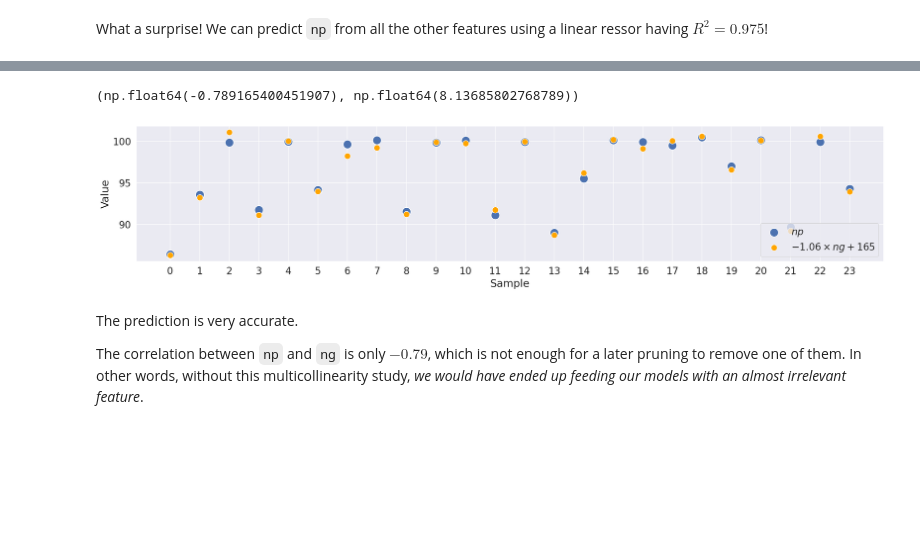
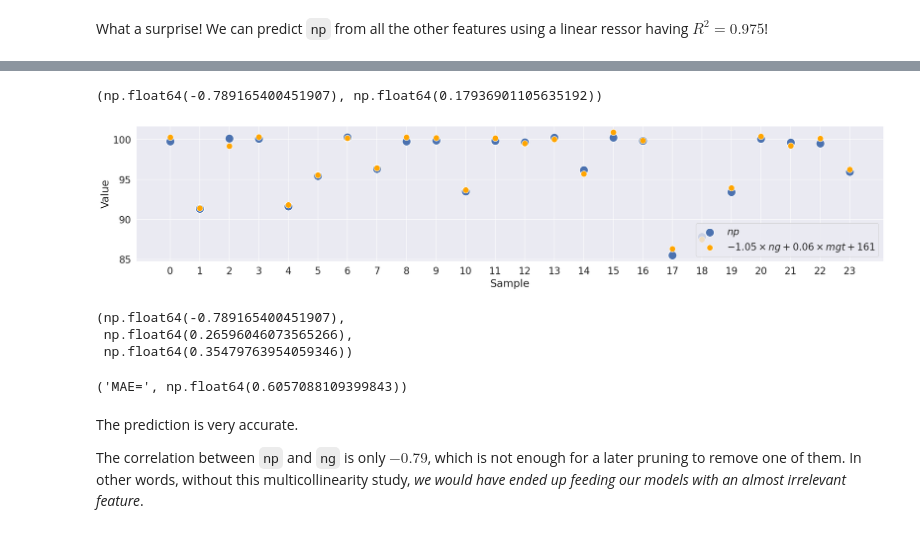
Before and after one commit to MrPio/PHM_North_America_2024_Challenge, a Jupyter notebook: 1-data_preprocessing/1.2-Multicollinearity_Study_With_VIF.ipynb, the cells around one changed output, grey strips where cells are left out. Saved outputs shown, nothing was run; the diff lists cells and outputs as text; code cells hidden in the pictures; blank space fills up the shorter version.

```diff
--- a/1-data_preprocessing/1.2-Multicollinearity_Study_With_VIF.ipynb
+++ b/1-data_preprocessing/1.2-Multicollinearity_Study_With_VIF.ipynb
@@ -60,7 +60,7 @@ vif_data = calculate_vif(vif_df)
 Ok, there seems to be an interesting multicollinearity between the feature. What is the linear regressor that estimates np, with a good value of $R^2$?
 # %%
 # 0s
-osl_x = vif_df.drop(columns=['np']).assign(const=1)
+osl_x = vif_df[['ng', 'mgt']].assign(const=1)
 osl_y = df_x['np']
 np_osl_model = sm.OLS(osl_y, osl_x).fit()
 print(np_osl_model.summary())
@@ -109,43 +89,54 @@ dtype: float64
 LENGTH = 24
 idx = random.randrange(len(df_x) - LENGTH)
 np_pred = pd.Series(np_osl_model.predict()[idx : idx + LENGTH])
-np_real = df_x["np"][idx : idx + LENGTH]
+df_x_slice = df_x.iloc[idx : idx + LENGTH]
+np_real = df_x_slice["np"]
 df = pd.DataFrame(
     {
         "index": range(LENGTH),
         "np_real": np_real.values,
         "np_pred": np_pred.values,
     }
 )
 
 plt.figure(figsize=(22, 4), dpi=150)
 ax = sns.scatterplot(
     data=df,
     x="index",
     y="np_real",
     s=200,
     label="$np$",
 )
 
 sns.scatterplot(
     data=df,
     x="index",
     y="np_pred",
     s=100,
     color="orange",
-    label="$-1.06\\times ng + 165$",
+    label="$-1.05\\times ng + 0.06\\times mgt + 161$",
     ax=ax,
 )
 ax.legend(loc="lower right")
 ax.set_xticks(df.index)
 ax.set_ylabel("Value")
 ax.set_xlabel("Sample")
 # ax = ng_pred.plot(figsize=(20, 6), label='$-1.06\\times ng + 165$', linewidth=2, kind='scatter')
 # (df_x['np'][:100]).plot(ax=ax, label='$np$', kind='scatter')
-df_x["ng"].corr(df_x["np"]), ((np_pred.values - np_real.values) ** 2).sum()
+df_x["ng"].corr(df_x["np"]), ((np_pred.values - np_real.values) ** 2).mean()
 # %% [output]
-(np.float64(-0.789165400451907), np.float64(8.13685802768789))
+(np.float64(-0.789165400451907), np.float64(0.17936901105635192))
-[figure, old version]
+[figure, new version]
+# %%
+df_x["ng"].corr(df_x["np"]), df_x["ng"].corr(df_x["mgt"]), df_x["mgt"].corr(df_x["np"])
+# %% [output]
+(np.float64(-0.789165400451907),
+ np.float64(0.26596046073565266),
+ np.float64(0.35479763954059346))
+# %%
+"MAE=", ((pd.Series(np_osl_model.predict()).values - df_x["np"]).abs()).mean()
+# %% [output]
+('MAE=', np.float64(0.6057088109399843))
 # %% [markdown]
 The prediction is very accurate.
 
```
Also changed, not shown: parts of 2 cells of this notebook, 8 other files.
